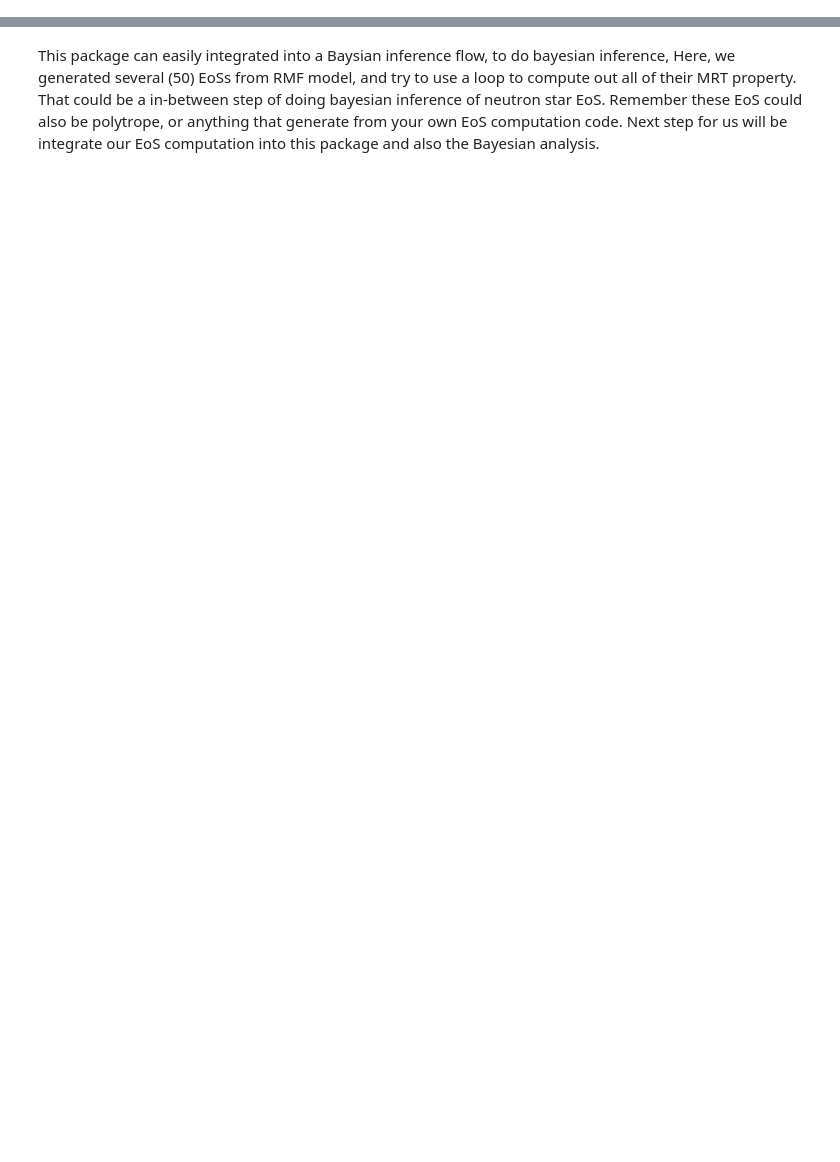
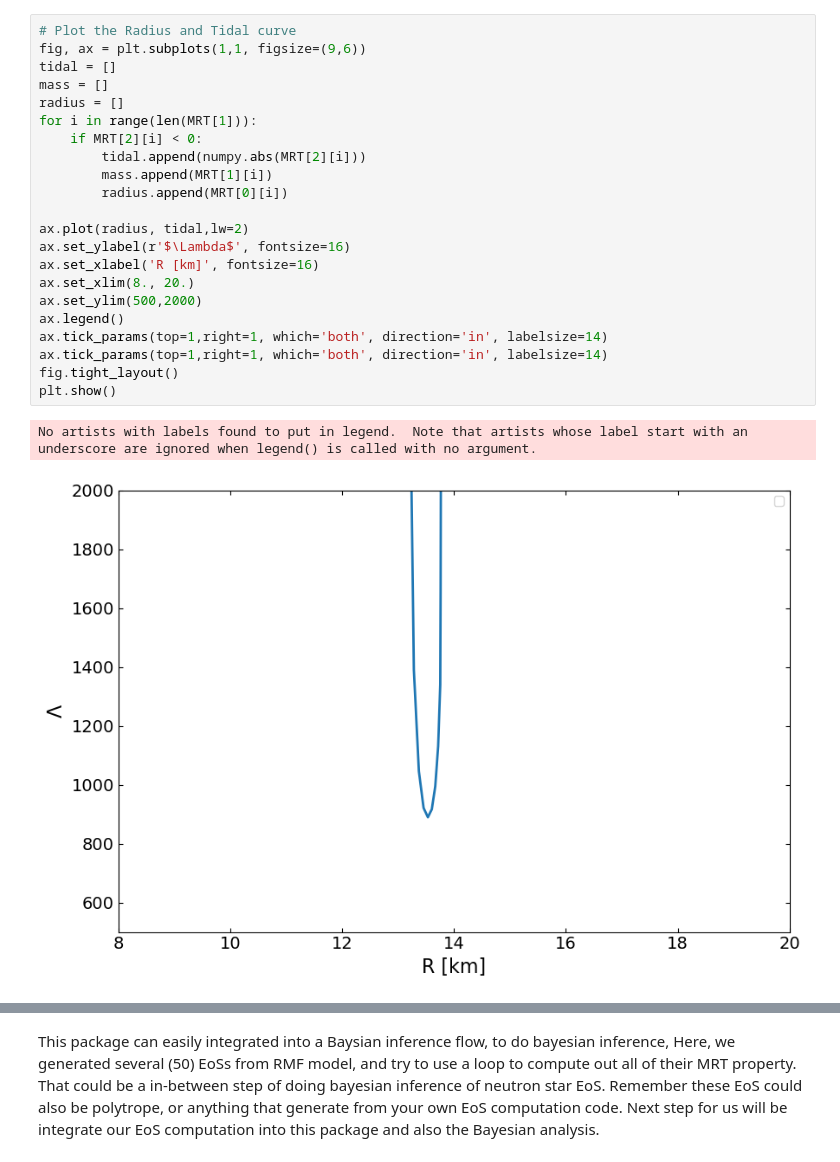
Before and after one commit to ChunHuangPhy/CompactOject, a Jupyter notebook: Test Case/test_script.ipynb, the cells around one changed output, grey strips where cells are left out. Drawn from its saved outputs; the diff is of its cells as text; blank space fills up the shorter version.

```diff
--- a/Test Case/test_script.ipynb
+++ b/Test Case/test_script.ipynb
@@ -28 +49,26 @@ plt.show()
+# %%
+# Plot the Radius and Tidal curve
+fig, ax = plt.subplots(1,1, figsize=(9,6))
+tidal = []
+mass = []
+radius = []
+for i in range(len(MRT[1])):
+    if MRT[2][i] < 0:
+        tidal.append(numpy.abs(MRT[2][i]))
+        mass.append(MRT[1][i])
+        radius.append(MRT[0][i])
+
+ax.plot(radius, tidal,lw=2)
+ax.set_ylabel(r'$\Lambda$', fontsize=16)
+ax.set_xlabel('R [km]', fontsize=16)
+ax.set_xlim(8., 20.)
+ax.set_ylim(500,2000)
+ax.legend()
+ax.tick_params(top=1,right=1, which='both', direction='in', labelsize=14)
+ax.tick_params(top=1,right=1, which='both', direction='in', labelsize=14)
+fig.tight_layout()
+plt.show()
+# %% [output]
+No artists with labels found to put in legend.  Note that artists whose label start with an underscore are ignored when legend() is called with no argument.
+[figure, added]
 # %%
```
Also changed, not shown: parts of 7 cells of this notebook.
